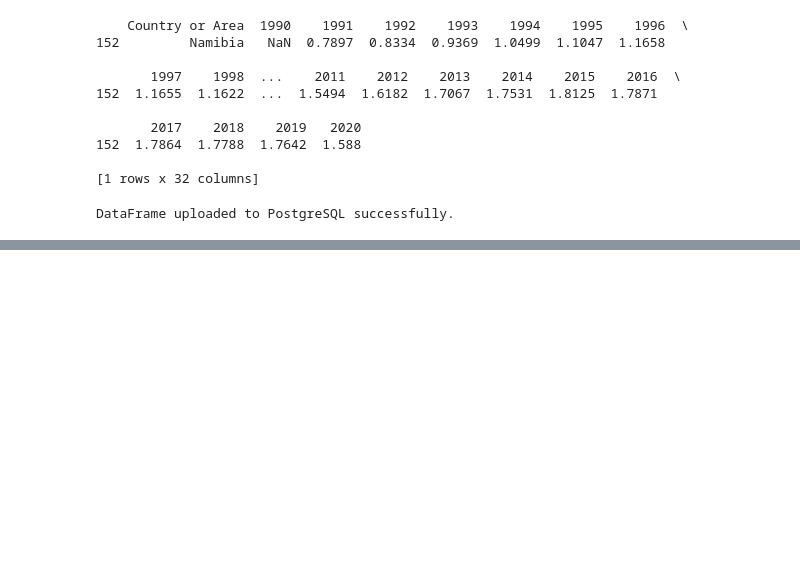
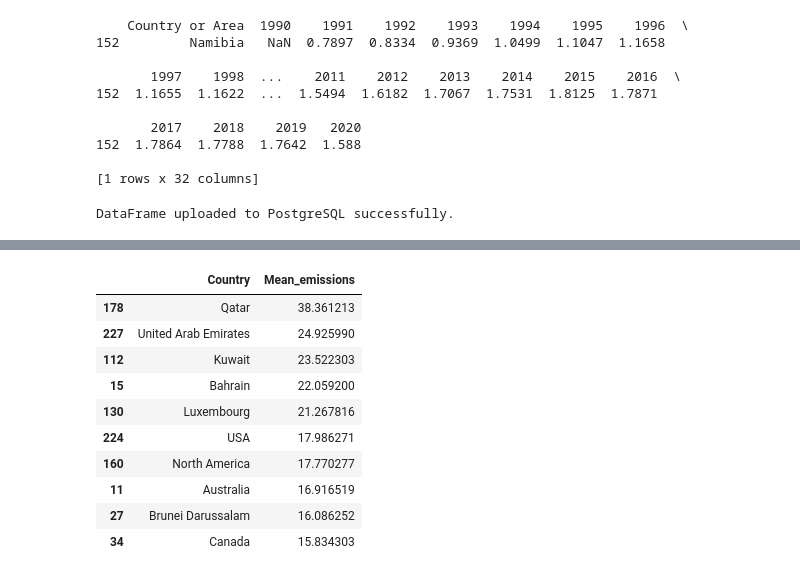
Before and after one commit to BrianRiera/CA_Database-Analytics, a Jupyter notebook: co2_emissions.ipynb, the cells around one changed output, grey strips where cells are left out. Cells and saved outputs as stored; diff of their text form; code cells hidden in the pictures; blank space fills up the shorter version.

```diff
--- a/co2_emissions.ipynb
+++ b/co2_emissions.ipynb
@@ -207,0 +261,23 @@ DataFrame uploaded to PostgreSQL successfully.
+# %%
+# Mean emission levels for each country
+mean_emissions = co2_years.mean(axis=1)
+
+mean_emissions_df = pd.DataFrame({'Country': co2_df['Country or Area'], 'Mean_emissions': mean_emissions})
+
+# Sort by mean pollution levels in descending order
+top_performers = mean_emissions_df.sort_values(by='Mean_emissions', ascending=False)
+
+# Show top 10
+top_performers.head(10)
+# %% [output]
+|  | Country | Mean_emissions |
+| 178 | Qatar | 38.361213 |
+| 227 | United Arab Emirates | 24.925990 |
+| 112 | Kuwait | 23.522303 |
+| 15 | Bahrain | 22.059200 |
+| 130 | Luxembourg | 21.267816 |
+| 224 | USA | 17.986271 |
+| 160 | North America | 17.770277 |
+| 11 | Australia | 16.916519 |
+| 27 | Brunei Darussalam | 16.086252 |
+| 34 | Canada | 15.834303 |
```
Also changed, not shown: parts of 8 cells of this notebook.
